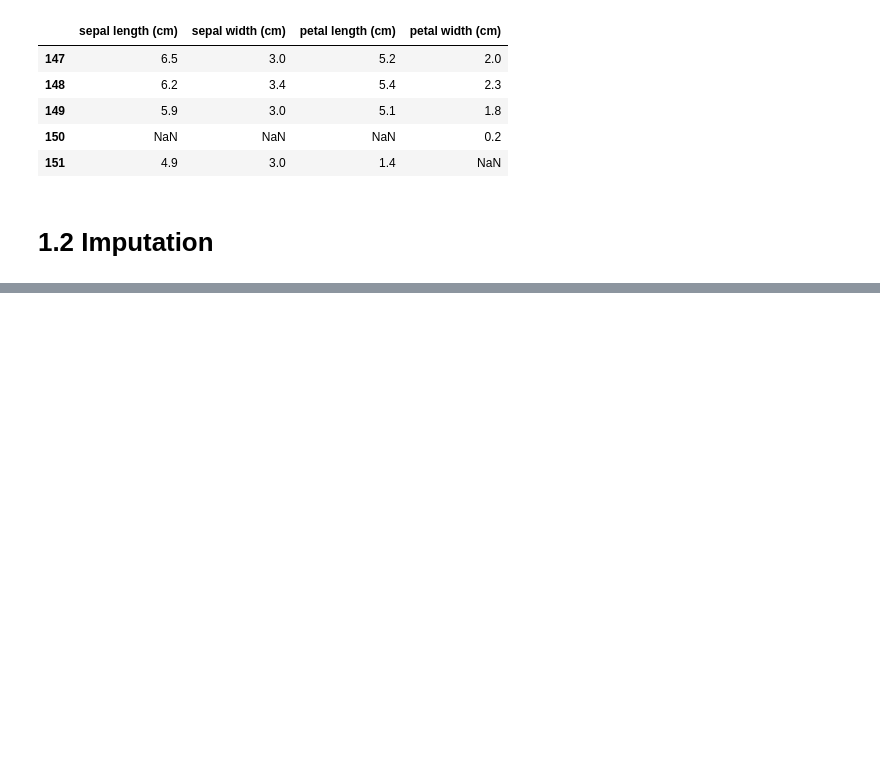
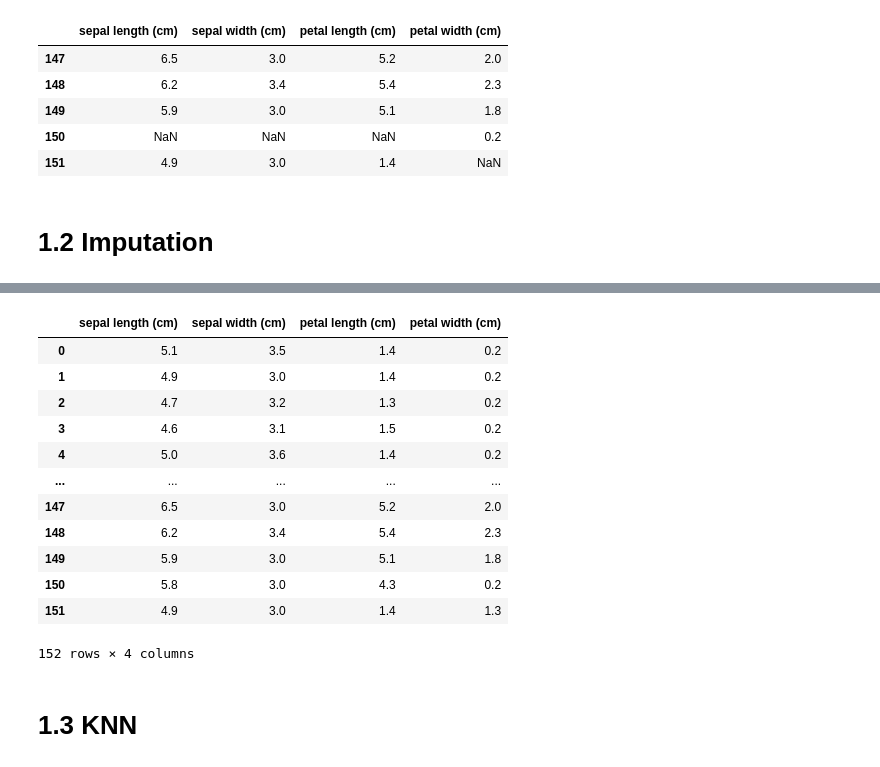
Before and after one commit to Temiloluwa-Oloye/Missing-Value-Processing, a Jupyter notebook: missing_value_processing.ipynb, the cells around one changed output, grey strips where cells are left out. Drawn from its saved outputs; the diff is of its cells as text; code cells hidden in the pictures; blank space fills up the shorter version.

```diff
--- a/missing_value_processing.ipynb
+++ b/missing_value_processing.ipynb
@@ -208,0 +327,4 @@ df.tail()
+# %%
+data = SimpleImputer(missing_values=np.nan, strategy='median')
+dataMedian = data.fit_transform(df)
+dataMedian
@@ -208,0 +349,19 @@ df.tail()
+# %%
+median = pd.DataFrame(data=dataMedian, columns=['sepal length (cm)','sepal width (cm)', 'petal length (cm)', 'petal width (cm)'])
+median
+# %% [output]
+|  | sepal length (cm) | sepal width (cm) | petal length (cm) | petal width (cm) |
+| 0 | 5.1 | 3.5 | 1.4 | 0.2 |
+| 1 | 4.9 | 3.0 | 1.4 | 0.2 |
+| 2 | 4.7 | 3.2 | 1.3 | 0.2 |
+| 3 | 4.6 | 3.1 | 1.5 | 0.2 |
+| 4 | 5.0 | 3.6 | 1.4 | 0.2 |
+| ... | ... | ... | ... | ... |
+| 147 | 6.5 | 3.0 | 5.2 | 2.0 |
+| 148 | 6.2 | 3.4 | 5.4 | 2.3 |
+| 149 | 5.9 | 3.0 | 5.1 | 1.8 |
+| 150 | 5.8 | 3.0 | 4.3 | 0.2 |
+| 151 | 4.9 | 3.0 | 1.4 | 1.3 |
+152 rows × 4 columns
+# %% [markdown]
+# 1.3 KNN #
```
Also changed, not shown: parts of 10 cells of this notebook.
